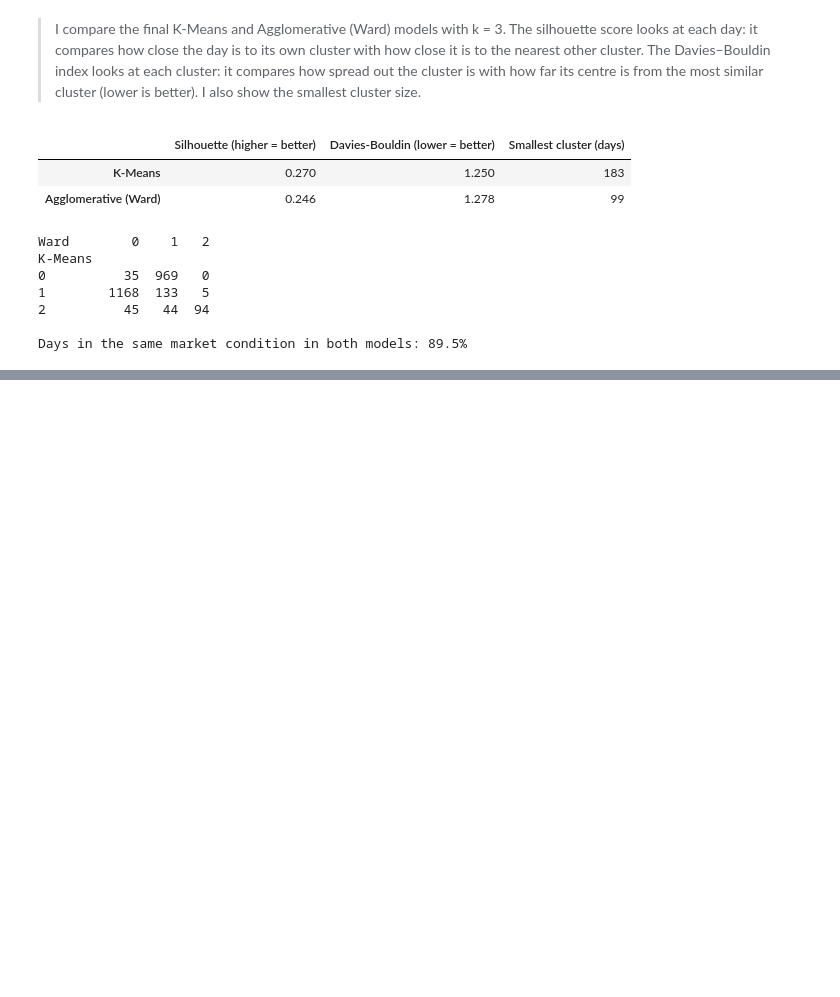
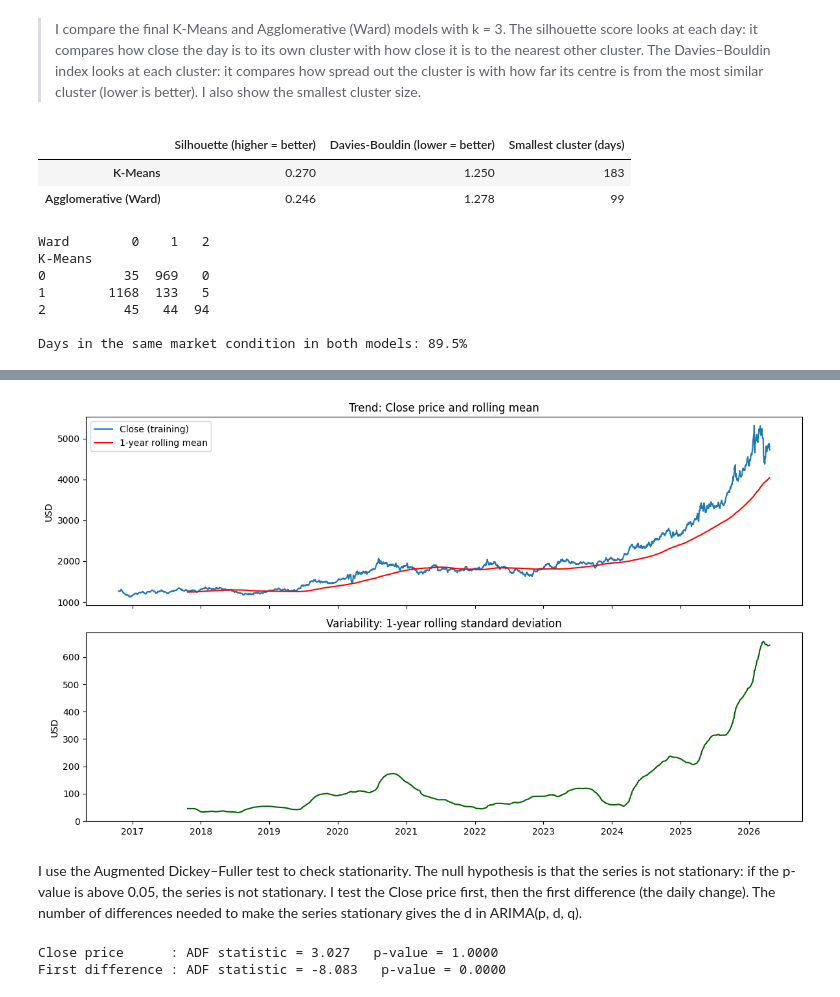
Before and after one commit to ghaflareda-ds/gold_forecast_yahoo_finance, a Jupyter notebook: Gold Forecast.ipynb, the cells around one changed output, grey strips where cells are left out. Cells and saved outputs as stored; diff of their text form; code cells hidden in the pictures; blank space fills up the shorter version.

```diff
--- a/Gold Forecast.ipynb
+++ b/Gold Forecast.ipynb
@@ -886,0 +950,30 @@ Days in the same market condition in both models: 89.5%
+# %%
+fig, ax = plt.subplots(2, 1, figsize=(12, 7), sharex=True)
+ax[0].plot(train, label='Close (training)')
+ax[0].plot(rolling_mean, label='1-year rolling mean', color='red')
+ax[0].set_title('Trend: Close price and rolling mean')
+ax[0].set_ylabel('USD')
+ax[0].legend();
+
+ax[1].plot(rolling_std, color='darkgreen')
+ax[1].set_title('Variability: 1-year rolling standard deviation')
+ax[1].set_ylabel('USD')
+plt.tight_layout()
+plt.show()
+# %% [output]
+[figure, added]
+# %% [markdown]
+I use the Augmented Dickey–Fuller test to check stationarity. The null hypothesis is that the series is not stationary: if the p-value is above 0.05, the series is not stationary. I test the Close price first, then the first difference (the daily change). The number of differences needed to make the series stationary gives the d in ARIMA(p, d, q).
+# %%
+from statsmodels.tsa.stattools import adfuller
+
+# ADF test on the Close price
+adf_level = adfuller(train)
+print(f'Close price      : ADF statistic = {adf_level[0]:.3f}   p-value = {adf_level[1]:.4f}')
+
+# ADF test on the first difference
+adf_diff = adfuller(train.diff().dropna())
+print(f'First difference : ADF statistic = {adf_diff[0]:.3f}   p-value = {adf_diff[1]:.4f}')
+# %% [output]
+Close price      : ADF statistic = 3.027   p-value = 1.0000
+First difference : ADF statistic = -8.083   p-value = 0.0000
```
Also changed, not shown: parts of 14 cells of this notebook.
